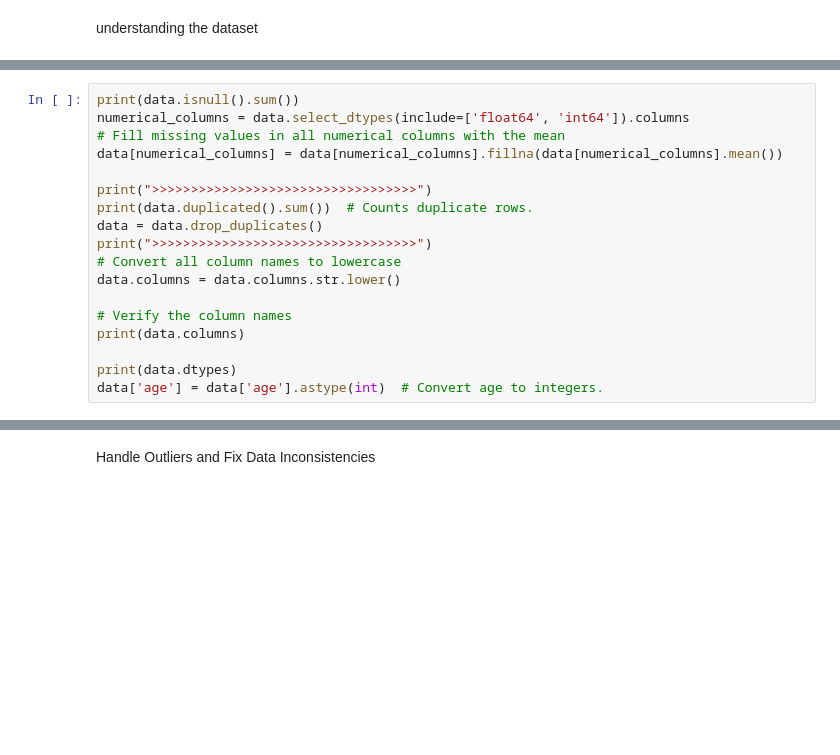
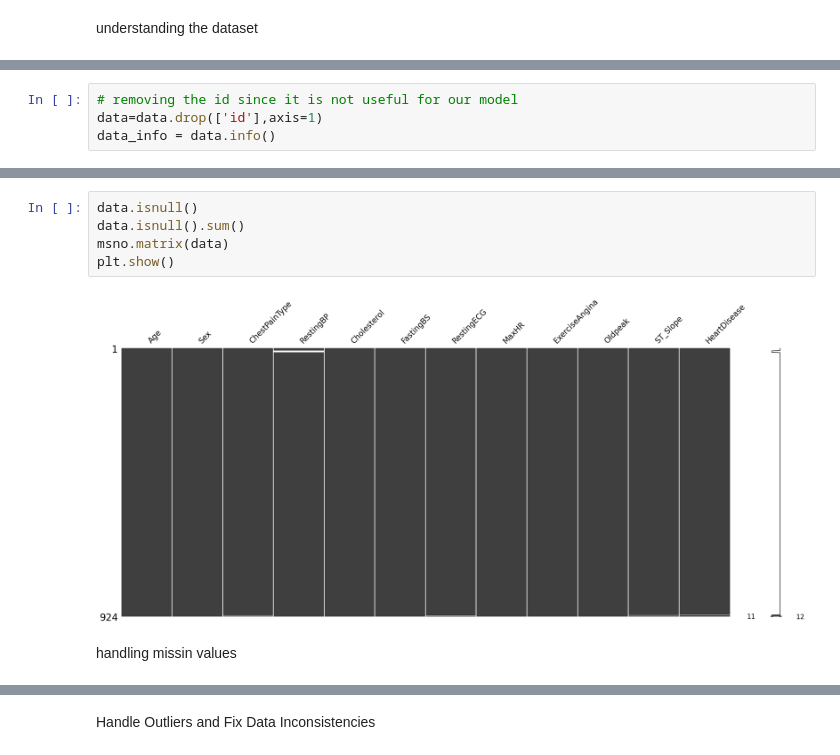
Before and after one commit to michael-099/Heart-Disease-Prediction-Using-Machine-Learning, a Jupyter notebook: main.ipynb, the cells around one changed output, grey strips where cells are left out. Drawn from its saved outputs; the diff is of its cells as text; blank space fills up the shorter version.

Commit message:
data cleaning

```diff
--- a/main.ipynb
+++ b/main.ipynb
@@ -36,18 +74,0 @@ Handle Missing Values and duplicates
-# %%
-print(data.isnull().sum())
-numerical_columns = data.select_dtypes(include=['float64', 'int64']).columns
-# Fill missing values in all numerical columns with the mean
-data[numerical_columns] = data[numerical_columns].fillna(data[numerical_columns].mean())
-
-print(">>>>>>>>>>>>>>>>>>>>>>>>>>>>>>>>>>")
-print(data.duplicated().sum())  # Counts duplicate rows.
-data = data.drop_duplicates()
-print(">>>>>>>>>>>>>>>>>>>>>>>>>>>>>>>>>>")
-# Convert all column names to lowercase
-data.columns = data.columns.str.lower()
-
-# Verify the column names
-print(data.columns)
-
-print(data.dtypes)
-data['age'] = data['age'].astype(int)  # Convert age to integers.
@@ -53,0 +77,4 @@ data['age'] = data['age'].astype(int)  # Convert age to integers.
+# %%
+# removing the id since it is not useful for our model
+data=data.drop(['id'],axis=1)
+data_info = data.info()
@@ -53,0 +101,9 @@ data['age'] = data['age'].astype(int)  # Convert age to integers.
+# %%
+data.isnull()
+data.isnull().sum()
+msno.matrix(data)
+plt.show()
+# %% [output]
+[figure, added]
+# %% [markdown]
+handling missin values
```
Also changed, not shown: parts of 13 cells of this notebook, 1 other file.
